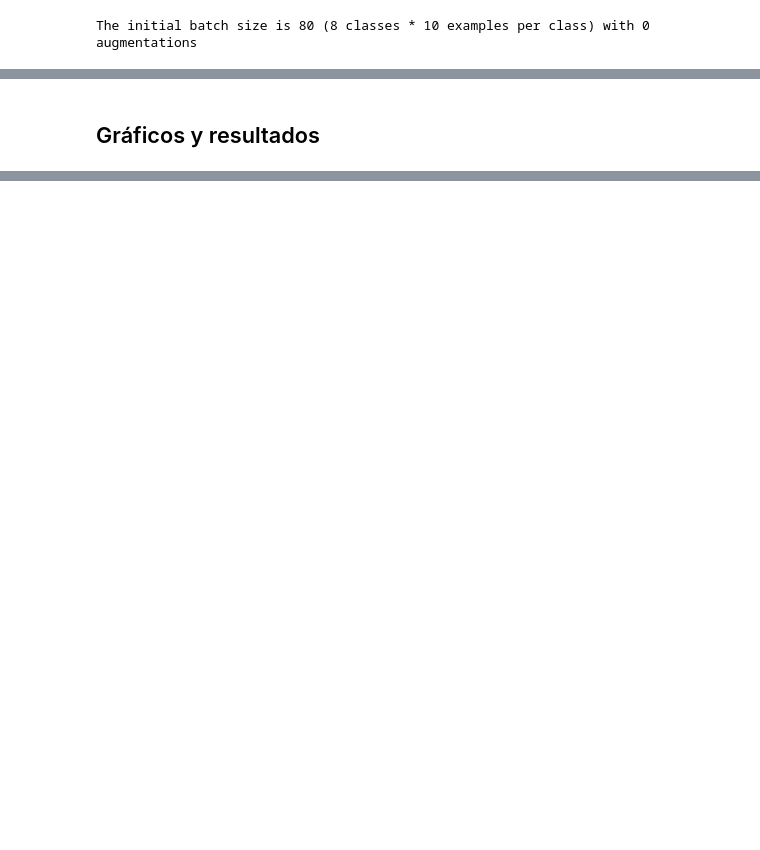
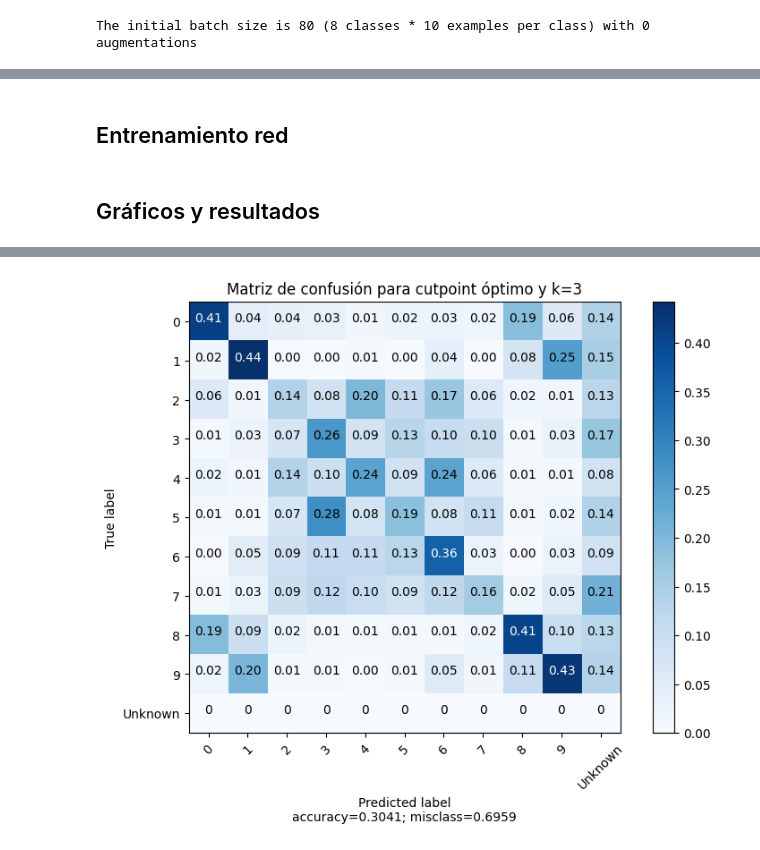
Before and after one commit to LautaroCerruti/ML-IAA-2024, a Jupyter notebook: TP5/TP5.ipynb, the cells around one changed output, grey strips where cells are left out. Drawn from its saved outputs; the diff is of its cells as text; code cells hidden in the pictures; blank space fills up the shorter version.

```diff
--- a/TP5/TP5.ipynb
+++ b/TP5/TP5.ipynb
@@ -652 +596,15 @@ Epoch 3/10
+# %%
+# save the model and the index
+save_path = "models/tf_sim"  # @param {type:"string"}
+save_index=False
+model_sim.save(save_path, save_index=save_index)
+# %%
+# reload the model
+model_sim = tf.keras.models.load_model(
+    save_path,
+    custom_objects={"SimilarityModel": tfsim.models.SimilarityModel},
+)
+# reload the index
+if save_index:
+    model_sim.load_index(save_path)
 # %%
@@ -679,0 +657,2 @@ print(tabulate(rows, headers=["Predicted", "Expected", "Correct"]))
+# %% [markdown]
+## Entrenamiento red
@@ -684,10 +690,11 @@ labels = ["0", "1", "2", "3", "4", "5", "6", "7", "8", "9", "Unknown"]
 num_examples_per_class = 1000
 cutpoint = "optimal"
 # %%
-matches_1 = model_1.match(test_images, cutpoint=cutpoint, no_match_label=10, k=3)
-cm_1 = tfsim_visualization.confusion_matrix(
-    matches_1,
+matches_sim_3 = model_sim.match(test_images, cutpoint=cutpoint, no_match_label=10, k=3)
+cm_sim_3 = tfsim_visualization.confusion_matrix(
+    matches_sim_3,
     test_labels,
     labels=labels,
-    title="Matriz de confusión para cutpoint óptimo y k=3 con modelo de ejemplo" % cutpoint,
+    title="Matriz de confusión para cutpoint óptimo y k=3",
 )
+# %% [output]
@@ -694 +702,2 @@ cm_1 = tfsim_visualization.confusion_matrix(
+[figure, added]
 # %%
```
Also changed, not shown: parts of 20 cells of this notebook.
